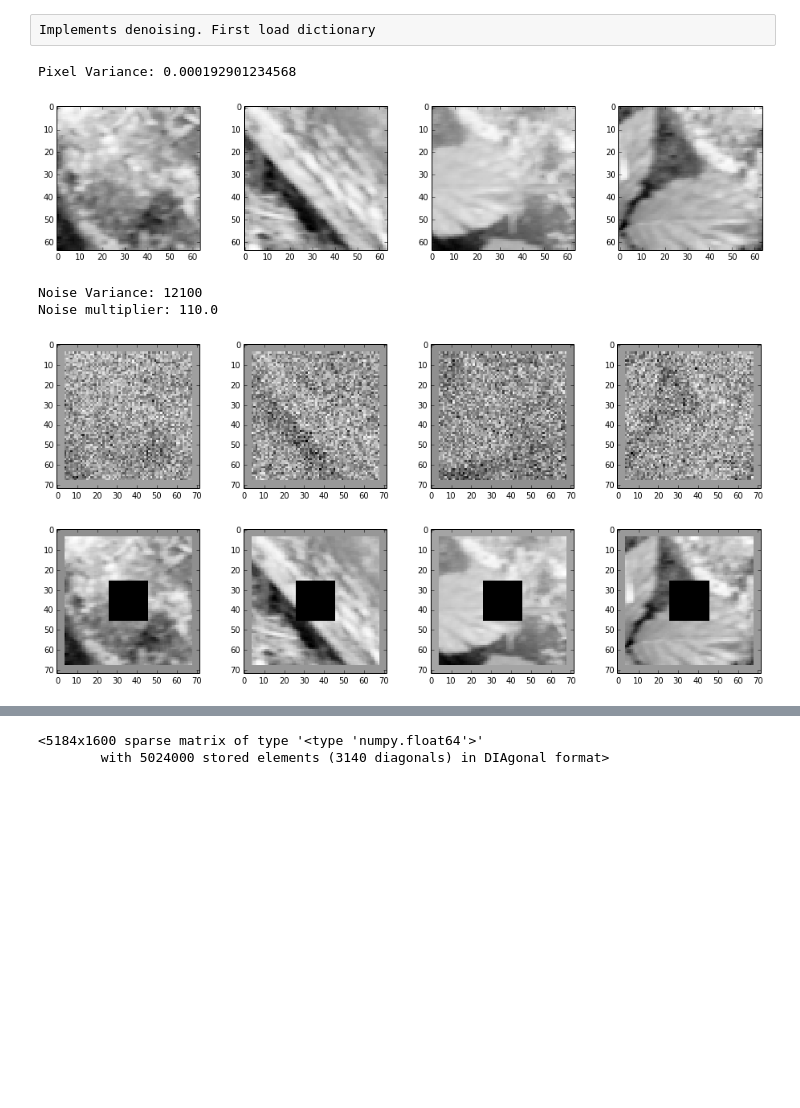
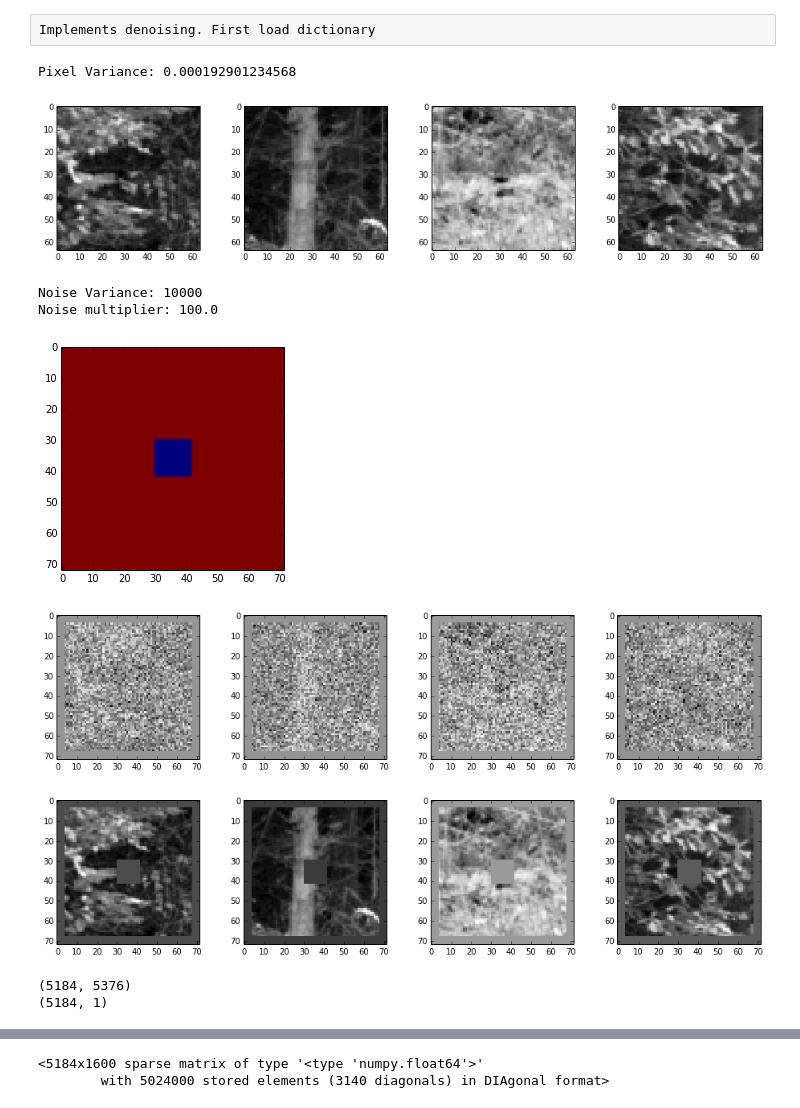
Before and after one commit to zayd/laplacian, a Jupyter notebook: denoising.ipynb, the cells around one changed output, grey strips where cells are left out. Drawn from its saved outputs; the diff is of its cells as text; code cells hidden in the pictures; blank space fills up the shorter version.

Commit message:
Added occlusion task, modified inference

```diff
--- a/denoising.ipynb
+++ b/denoising.ipynb
@@ -8,12 +8,13 @@ import fista
 import scales
 import sklearn.preprocessing as skp
 # %%
-Phi = np.load('./dictionaries/server-l05-b2-oc-1-i72-p9-t1500-2014-04-21')
+Phi = np.load('./dictionaries/server-l025-b2-oc-1-i72-p9-t1500-2014-04-21')
 
 image_side = 64
 patch_side = 9
 pad = (patch_side-1)/2
 scalesv = len(Phi)
+batch = 100
 
-lambdav = 0.1
+lambdav = 0.0005
 # %%
@@ -21,8 +23,8 @@ G = laplacian_pyramid.generative(image_side, patch_side, scalesv, base_mask_radi
 # %%
-I = preprocess.extract_images(num_images=100, image_dim=image_side**2, normalize=True,
+I = preprocess.extract_images(num_images=batch, image_dim=image_side**2, normalize=True,
                           lowpass=True, pad=pad)
 # %%
-""" """
+""" Functions to process images """
 
 def postprocess(image, image_side, pad):
     """ Cut borders and rescale to [0-255] """
@@ -35,7 +37,7 @@ def postprocess(image, image_side, pad):
     return image
 
 def reprocess(image, image_side, pad):
-    """ Mean subtract, rescale image to unit norm and pad"""
+    """ Mean subtract, rescale image to l2 unit norm and pad """
     image = image-np.mean(image)
     image = image/np.sqrt(float(np.sum(image**2)))
     image = np.pad(image.reshape(image_side, image_side), ((pad, pad), (pad, pad)), mode='constant')
@@ -59,48 +61,53 @@ var = np.var(images)
 print "Pixel Variance: " + str(var)
 # %% [output]
 Pixel Variance: 0.000192901234568
-[figure, old version]
+[figure, new version]
 # %%
 # denoising
 
-var_noise = 110**2
+var_noise = 100**2
 print "Noise Variance: " + str(var_noise)
 print "Noise multiplier: " + str(np.sqrt(var_noise))
 
 # occlusion
-w, h = 20, 20
+w, h = 12, 12
+
+# Occlusion mask
+R = np.ones((image_side+2*pad, image_side+2*pad))
+R[int((image_side+2*pad-w)/2):int((image_side+2*pad+w)/2), int((image_side+2*pad-h)/2):int((image_side+2*pad+h)/2)] = 0
+plt.imshow(R)
+R = R.reshape((image_side+2*pad)**2)
+
 
 width, height = figaspect(0.2)
 fig, ax = subplots(1, num_images, figsize=(width,height))
 
 width, height = figaspect(0.2)
 fig2, ax2 = subplots(1, num_images, figsize=(width,height))
 
 images_noisy = np.zeros((num_images, (image_side)**2))
 rp_images_noisy = np.zeros((num_images, (image_side+2*pad)**2))
 
-images_occluded = np.zeros((num_images, (image_side)**2))
-rp_images_occluded = np.zeros((num_images, (image_side+2*pad)**2))
+images_occluded = np.zeros((num_images, (image_side+2*pad)**2))
 
 for s in range(num_images):
     noise = np.sqrt(var_noise)*(np.random.randn((image_side)**2))
     #noise = noise - np.min(noise)
     #noise = 255*(noise/np.max(noise))
     #noise = noise.astype(np.uint8)
     # print noise
     images_noisy[s] = pp_images[s] + noise
     rp_images_noisy[s] = reprocess(images_noisy[s], image_side, pad)
     ax[s].imshow(rp_images_noisy[s].reshape(image_side+2*pad,image_side+2*pad), cmap=cm.Greys_r, interpolation='nearest')
     #print np.max(images[s])
     #print np.max(rp_images_noisy[s])
 
-    images_occluded[s] = pp_images[s]
-    images_occluded[s].reshape(image_side, image_side)[int(image_side/2-w/2):int(image_side/2+w/2), int(image_side/2-h/2):int(image_side/2+h/2)] = 0
-    rp_images_occluded[s] = reprocess(images_occluded[s], image_side, pad)
-    ax2[s].imshow(rp_images_occluded[s].reshape(image_side+2*pad,image_side+2*pad), cmap=cm.Greys_r, interpolation='nearest')
+    images_occluded[s] = images[s] * R
+    ax2[s].imshow(images_occluded[s].reshape(image_side+2*pad,image_side+2*pad), cmap=cm.Greys_r, interpolation='nearest')
 # %% [output]
-Noise Variance: 12100
-Noise multiplier: 110.0
+Noise Variance: 10000
+Noise multiplier: 100.0
-[figure, old version]
+[figure, new version]
-[figure, old version]
+[figure, new version]
+[figure, added]
 # %%
@@ -112,3 +116,9 @@ recon2 = scales.reconstruct(G, Phi, A2).T
+# %%
+A2 = scales.inference(images_occluded.T, G, Phi, (image_side)**2, lambdav, algorithm='fista', max_iterations=450, mask=R)
+recon2 = scales.reconstruct(G, Phi, A2).T
+# %% [output]
+(5184, 5376)
+(5184, 1)
 # %%
 width, height = figaspect(0.2)
 fig, ax = subplots(1, num_images, figsize=(width,height))
```
Also changed, not shown: parts of 7 cells of this notebook, 1 other file.
